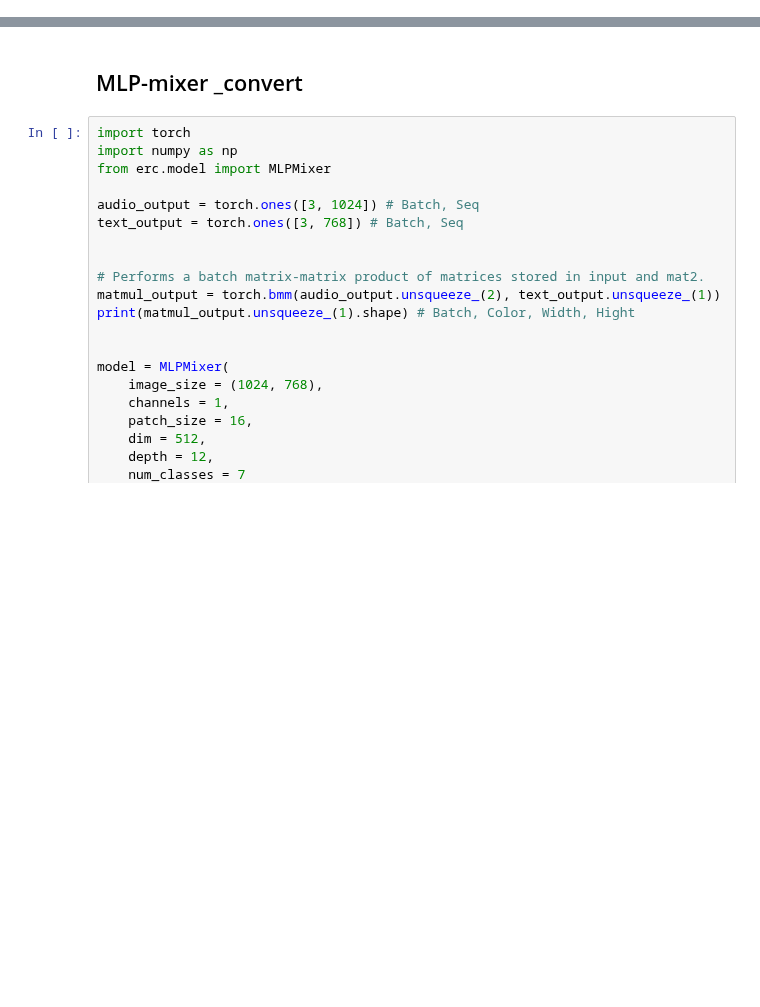
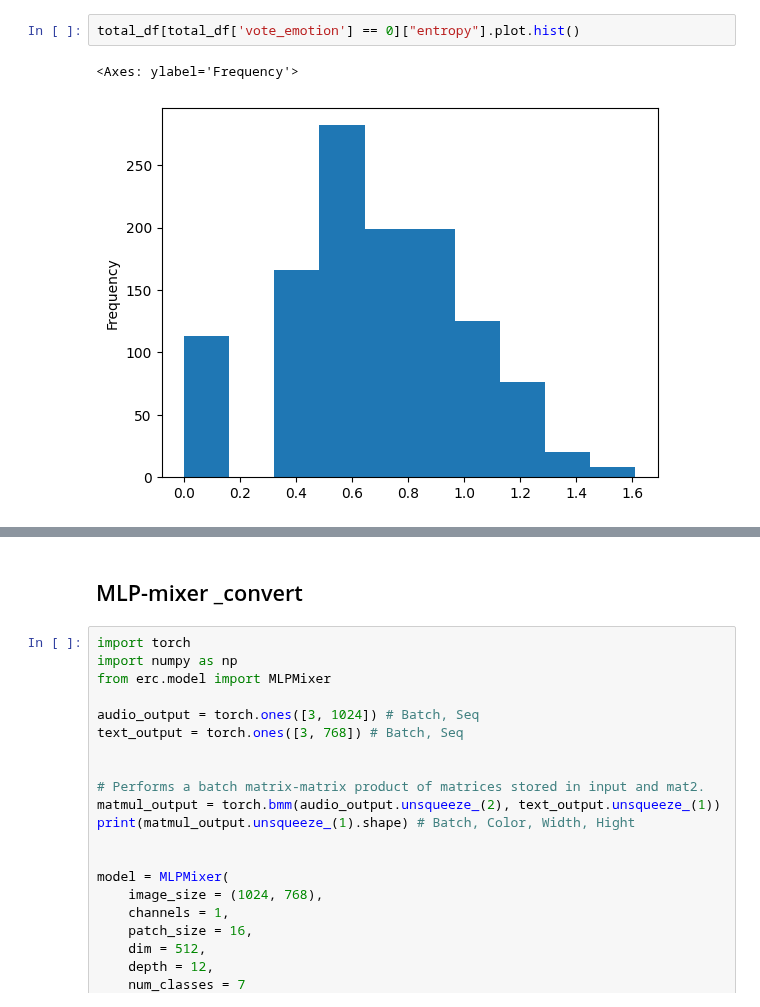
Before and after one commit to 1pha/MulitmodalERC-TensorMixerNetwork, a Jupyter notebook: modeling.ipynb, the cells around one changed output, grey strips where cells are left out. Saved outputs shown, nothing was run; the diff lists cells and outputs as text; blank space fills up the shorter version.

```diff
--- a/modeling.ipynb
+++ b/modeling.ipynb
@@ -0,0 +167,5 @@
+# %%
+total_df[total_df['vote_emotion'] == 0]["entropy"].plot.hist()
+# %% [output]
+<Axes: ylabel='Frequency'>
+[figure, added]
```
Also changed, not shown: parts of 74 cells of this notebook, 1 other file.
